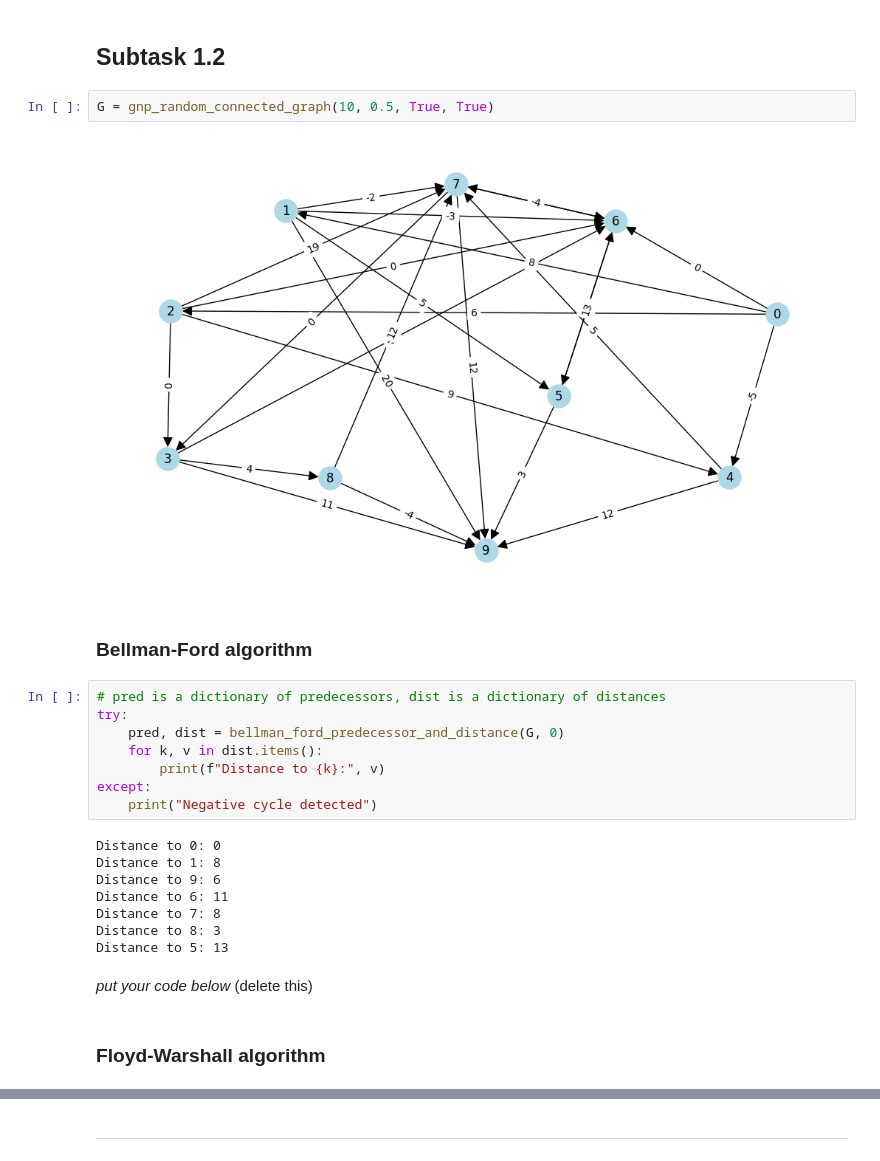
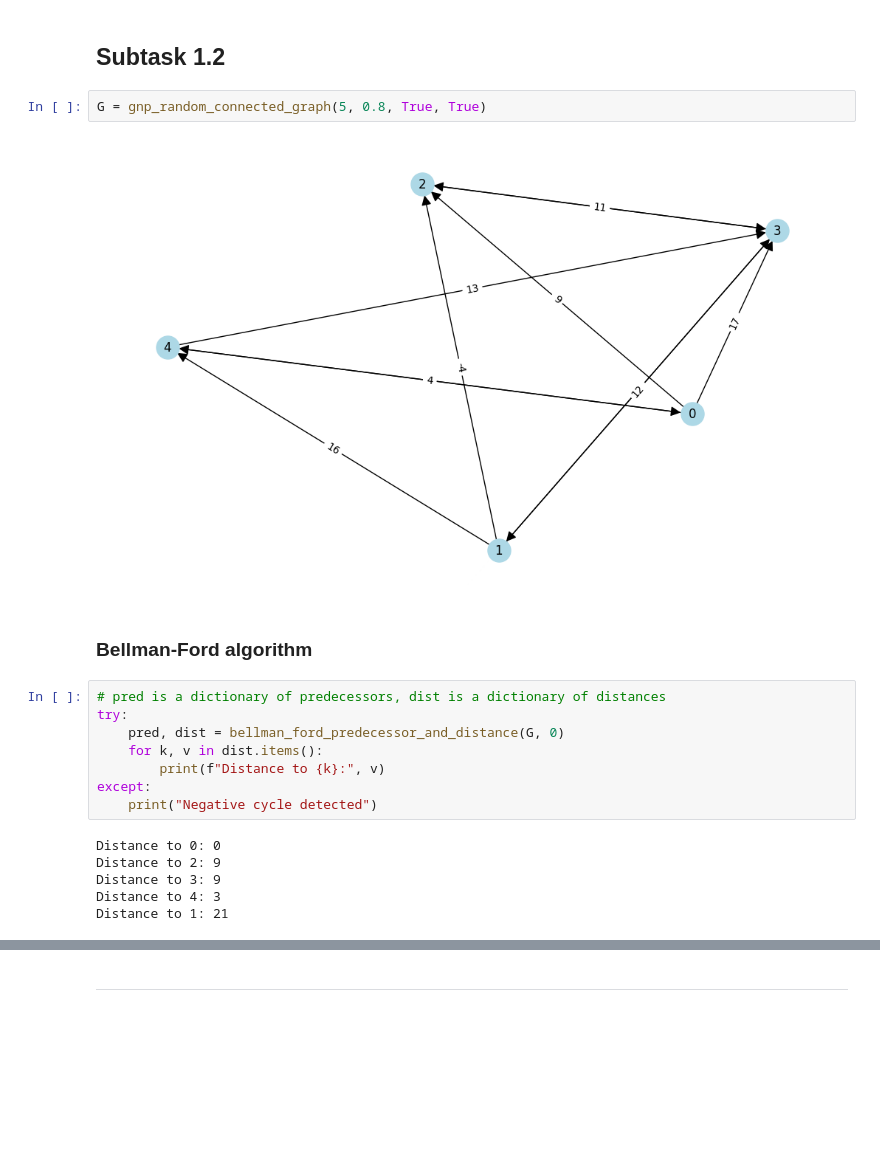
Before and after one commit to Oleksii-Lasiichuk/discrete_math_lab, a Jupyter notebook: Lab1_trees.ipynb, the cells around one changed output, grey strips where cells are left out. Drawn from its saved outputs; the diff is of its cells as text; blank space fills up the shorter version.

Commit message:
changes the structure of the file. deleted unnecessary code

```diff
--- a/Lab1_trees.ipynb
+++ b/Lab1_trees.ipynb
@@ -186,9 +167,9 @@ nx.draw(my_mst, node_color='lightblue',
 # %% [markdown]
 ## Subtask 1.2
 # %%
-G = gnp_random_connected_graph(10, 0.5, True, True)
+G = gnp_random_connected_graph(5, 0.8, True, True)
 # %% [output]
-[figure, old version]
+[figure, new version]
 # %% [markdown]
 ### Bellman-Ford algorithm
 # %%
@@ -201,13 +182,7 @@ except:
     print("Negative cycle detected")
 # %% [output]
 Distance to 0: 0
-Distance to 1: 8
-Distance to 9: 6
-Distance to 6: 11
-Distance to 7: 8
-Distance to 8: 3
-Distance to 5: 13
+Distance to 2: 9
+Distance to 3: 9
+Distance to 4: 3
+Distance to 1: 21
-# %% [markdown]
-*put your code below* (delete this)
-# %% [markdown]
-### Floyd-Warshall algorithm
```
Also changed, not shown: parts of 17 cells of this notebook.
